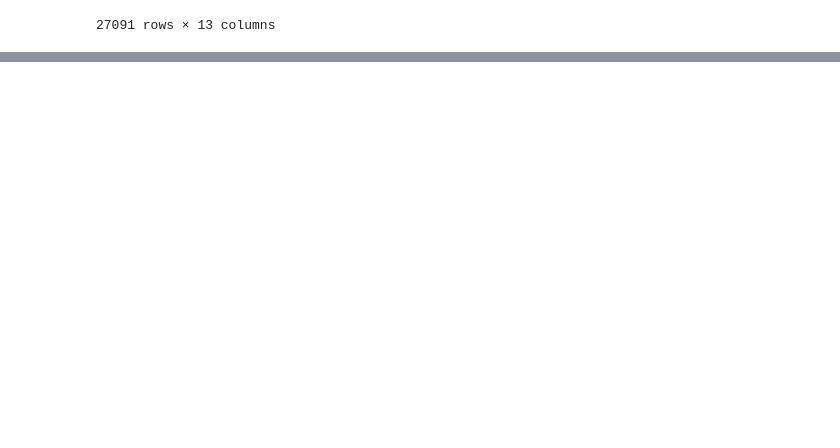
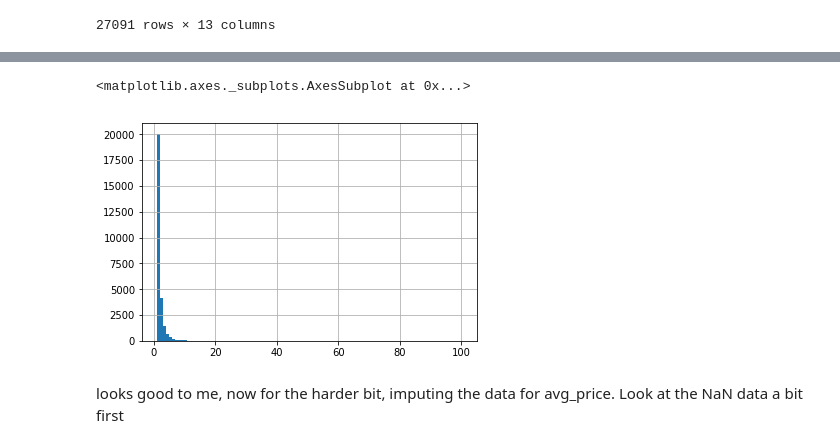
Before and after one commit to JoekingCooper/btakehometask, a Jupyter notebook: notebooks/Imputing_Nans.ipynb, the cells around one changed output, grey strips where cells are left out. Drawn from its saved outputs; the diff is of its cells as text; code cells hidden in the pictures; blank space fills up the shorter version.

Commit message:
Finished Imputing NaNs

```diff
--- a/notebooks/Imputing_Nans.ipynb
+++ b/notebooks/Imputing_Nans.ipynb
@@ -109,0 +147,6 @@ df_e
+# %%
+df_tp_noNaNs = df[np.isfinite(df['total_products'])]
+# %%
+def calc_orderno_totprod_relationship(row):
+    return row['total_products']/row['num_orders']
+tot_product_imputation=np.mean(df_tp_noNaNs.apply(lambda row:calc_orderno_totprod_relationship(row),axis=1))
@@ -109,0 +155,8 @@ df_e
+# %%
+def impute_tp(row):
+    if pd.notnull(row['total_products'])==False:
+        return int(row['num_orders']*tot_product_imputation+0.5)#+0.5 is to round up instead of down
+    else:
+        return row['total_products']
+df_e['total_products']=df.apply(lambda row: impute_tp(row),axis=1)
+df_e
@@ -109,0 +182,7 @@ df_e
+# %%
+df_e['total_products'].hist(bins=100)
+# %% [output]
+<matplotlib.axes._subplots.AxesSubplot at 0x...>
+[figure, added]
+# %% [markdown]
+looks good to me, now for the harder bit, imputing the data for avg_price. Look at the NaN data a bit first
```
Also changed, not shown: parts of 17 cells of this notebook.
